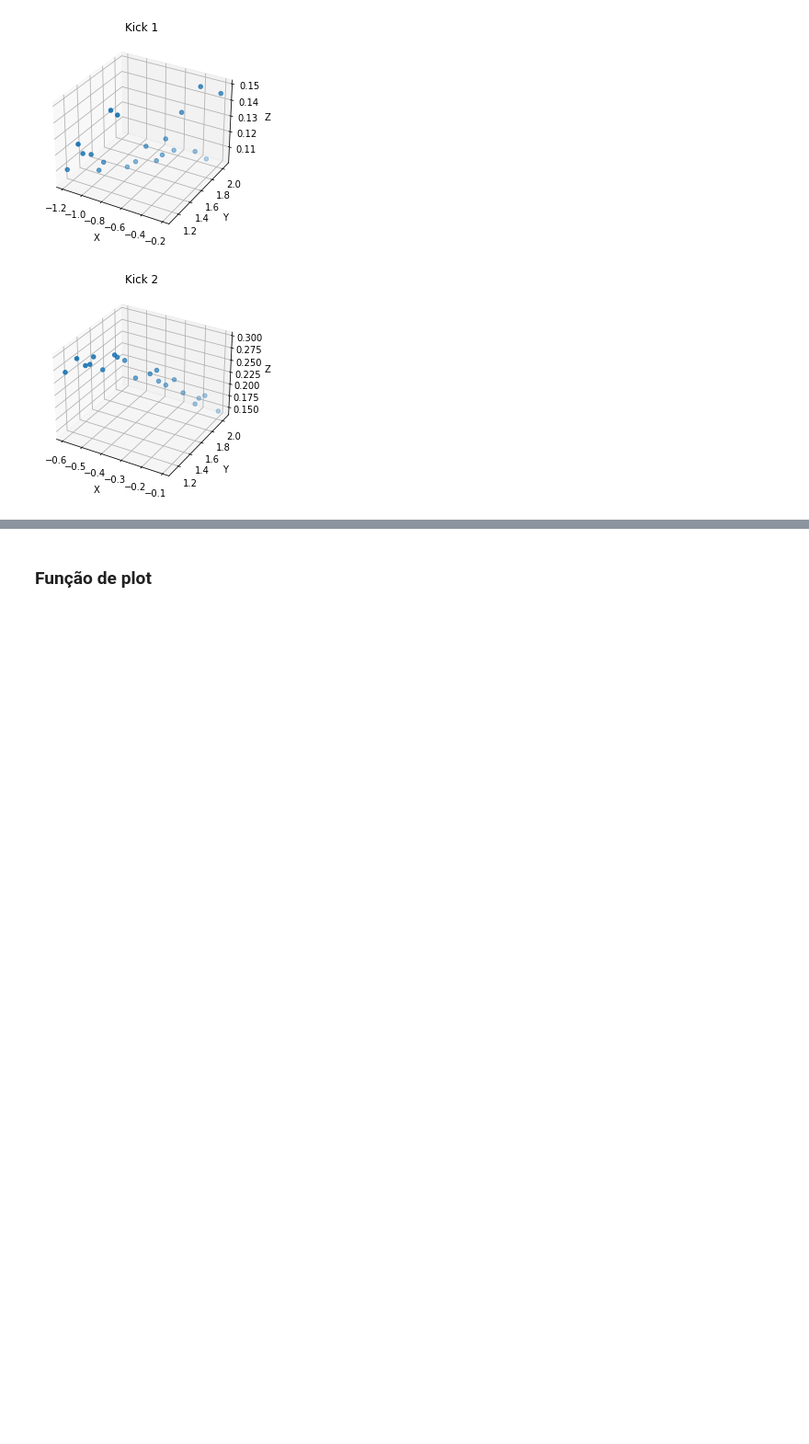
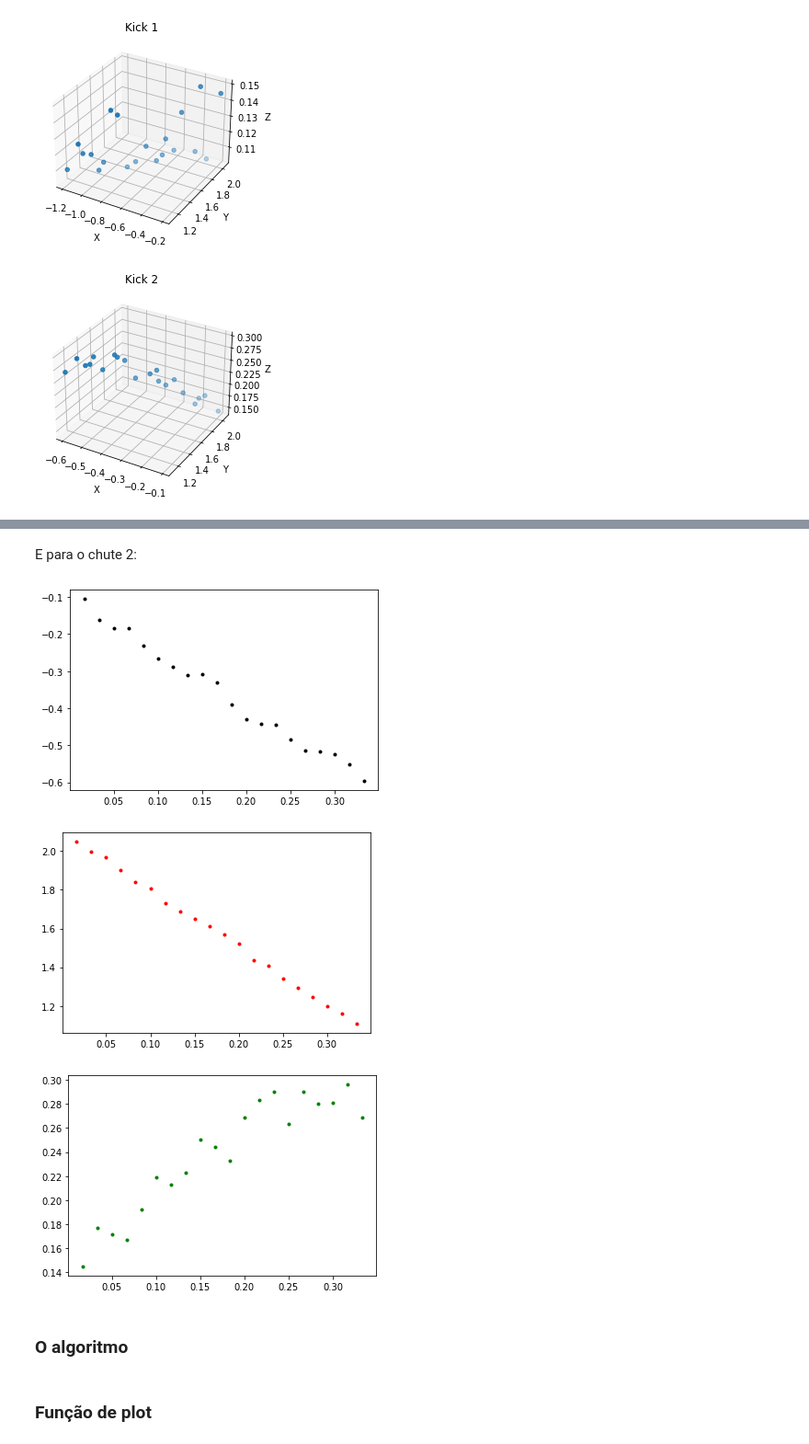
Before and after one commit to natanbcpc/supervised-learning, a Jupyter notebook: Project 2.ipynb, the cells around one changed output, grey strips where cells are left out. Shown at 92% size. Cells and saved outputs as stored; diff of their text form; code cells hidden in the pictures; blank space fills up the shorter version.

```diff
--- a/Project 2.ipynb
+++ b/Project 2.ipynb
@@ -76,3 +84,20 @@ Z = a3T + b3;
+# %% [markdown]
+E para o chute 2:
+# %%
+plt.plot(T, X2, '.', color='black')
+plt.show()
+
+plt.plot(T, Y2, '.', color='red')
+plt.show()
+
+plt.plot(T, Z2, '.', color='green')
+plt.show()
+# %% [output]
+[figure, added]
+[figure, added]
+[figure, added]
+# %% [markdown]
+### O algoritmo
 # %%
 def gradientDescendantG1(a, b, L, epochs, W, T):
     n = float(len(W))
```
Also changed, not shown: parts of 13 cells of this notebook.
